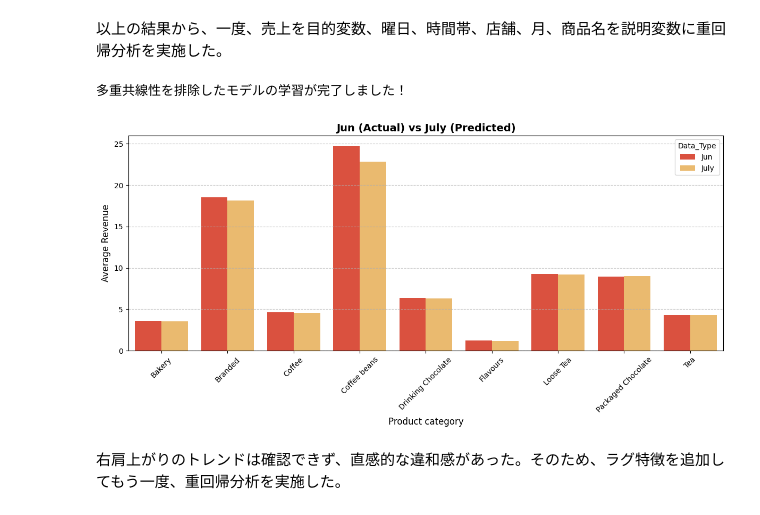
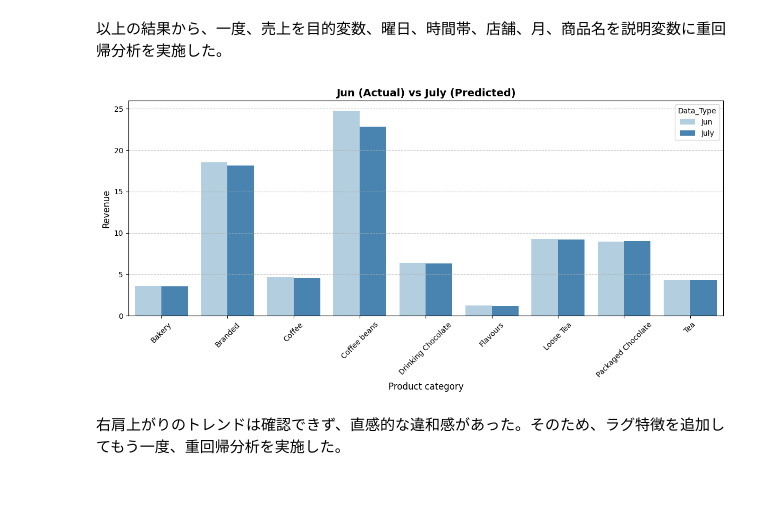
Before and after one commit to toshi-works/toshi-kaggle, a Jupyter notebook: coffee_shop.ipynb, the cells around one changed output. Cells and saved outputs as stored; diff of their text form; code cells hidden in the pictures.

```diff
--- a/coffee_shop.ipynb
+++ b/coffee_shop.ipynb
@@ -53,7 +53,7 @@ print(df['transaction_date'].max())
 transaction_df = df.copy()
 # 日付を「YYYY-MM-DD」の文字列に変換し、時間（文字列）とスペースで結合
 # .dt.strftime('%Y-%m-%d') を使って、余計な「00:00:00」を排除して日付だけを抜き出す
-transaction_df['datetime_str'] = transaction_df['transaction_date'].dt.strftime('%Y-%m-%d') + ' ' + df_hourly['transaction_time'].astype(str)
+transaction_df['datetime_str'] = transaction_df['transaction_date'].dt.strftime('%Y-%m-%d') + ' ' + transaction_df['transaction_time'].astype(str)
 # 結合した文字列を、Datetime型」に変換
 transaction_df['ds'] = pd.to_datetime(transaction_df['datetime_str'])
 # 分・秒まで入らないので、dt.floor('h') を使って1時間単位に丸める
@@ -338,11 +327,10 @@ plt.show()
 # %%
 from sklearn.linear_model import LinearRegression
 from sklearn.preprocessing import OneHotEncoder
-
 # ================================================================
-# 1. 前処理：説明変数（X）と目的変数（y）の準備
+# 前処理：説明変数（X）と目的変数（y）の準備
 # ================================================================
-# 💡【修正】多重共線性を防ぐため、'quantity' を特徴量（features）から完全に除外します！
+# 多重共線性を防ぐため、'quantity' を除外
 categorical_features = ["Hour_group", "product_category", "store_location", "Month_group","Weekday_group"]
 
 X = transaction_df[categorical_features]
@@ -352,30 +340,26 @@ y = transaction_df["Revenue"]
 encoder = OneHotEncoder(sparse_output=False, handle_unknown="ignore")
 X_encoded = encoder.fit_transform(X)
 
-# 💡【修正】X_finalは純粋にOne-Hot変換されたカテゴリ変数だけで構成されます
+# X_finalはOne-Hot変換されたカテゴリ変数だけで構成
 X_final = pd.DataFrame(X_encoded, columns=encoder.get_feature_names_out(categorical_features))
 
 # =================================================================
-# 2. モデルの学習
+# モデルの学習
 # =================================================================
 model = LinearRegression()
 model.fit(X_final, y)
-print("多重共線性を排除したモデルの学習が完了しました！")
-
 # =============================================================
-# 7月の未来予測データの作成（過学習対策：全期間の平均パターンを抽出）
+# 7月の未来予測データの作成（過学習対策で全期間の平均パターンを抽出）
 # =============================================================
-# 💡【修正】6月（df_6）だけでなく、全期間（transaction_df）から時間・商品・店舗の平均パターンを作ります
+#全期間（transaction_df）から時間・商品・店舗の平均パターンを作る
 future_base = (
     transaction_df.groupby(["Hour_group", "product_category", "store_location","Weekday_group"])
     .size()
     .reset_index(name="count")
 )
-# ※ size() を使うことで、「その時間・その商品・その店舗」の標準的な組み合わせ枠を作ります
-
-# 予測したいのは「7月」なので、Month_groupの列を作って一律「Jul」を入れます
+# ※ size() を使うことで、「その時間・その商品・その店舗」の標準的な組み合わせ枠を作る
+# 予測したい7月の情報を入れた列を作る
 future_base["Month_group"] = "Jul"
-
 # =====================================================================
 # 未来データの変換と予測（AIによる売上予測）
 # =====================================================================
@@ -384,12 +368,10 @@ future_encoded = encoder.transform(future_base[categorical_features])
 future_final = pd.DataFrame(
     future_encoded, columns=encoder.get_feature_names_out(categorical_features)
 )
-
 # モデルに予測させる（quantityに依存せず、カテゴリの組み合わせから純粋な売上を弾き出します）
 future_base["predicted_revenue"] = model.predict(future_final)
-
 # =====================================================================
-# 5. 可視化（直近6月の実績平均と、7月の予測値の差異を比較）
+# 可視化（直近6月の実績平均と、7月の予測値の差異を比較）
 # =====================================================================
 # 比較対象として、直近6月のリアルな実績データを抽出
 df_6 = transaction_df[transaction_df["Month_group"] == "Jun"]
@@ -397,39 +379,36 @@ df_6 = transaction_df[transaction_df["Month_group"] == "Jun"]
 actual_6 = df_6.groupby(["product_category"])["Revenue"].mean().reset_index().rename(columns={"Revenue": "Jun"})
 pred_7 = (
     future_base.groupby(["product_category"])["predicted_revenue"]
     .mean()
     .reset_index()
     .rename(columns={"predicted_revenue": "July"})
 )
-
 # 商品タイプを軸にして2つのデータをマージ
 comparison_df = pd.merge(actual_6, pred_7, on="product_category")
-
 # グラフ用にデータを変形
 comparison_melted = comparison_df.melt(
     id_vars="product_category", var_name="Data_Type", value_name="Revenue"
 )
 
 # グラフ描画
 plt.figure(figsize=(12, 6))
 sns.barplot(
     x="product_category",
     y="Revenue",
     hue="Data_Type",
     data=comparison_melted,
-    palette="YlOrRd_r",
+    palette="Blues",
 )
 
 plt.title("Jun (Actual) vs July (Predicted)", fontsize=14, fontweight="bold")
 plt.xlabel("Product category", fontsize=12)
-plt.ylabel("Average Revenue", fontsize=12)
+plt.ylabel("Revenue", fontsize=12)
 plt.xticks(rotation=45)
 plt.grid(axis="y", linestyle="--", alpha=0.7)
 plt.tight_layout()
 plt.show()
 # %% [output]
-多重共線性を排除したモデルの学習が完了しました！
-[figure, old version]
+[figure, new version]
 # %% [markdown]
 右肩上がりのトレンドは確認できず、直感的な違和感があった。そのため、ラグ特徴を追加してもう一度、重回帰分析を実施した。
 # %%
```
Also changed, not shown: parts of 14 cells of this notebook.
